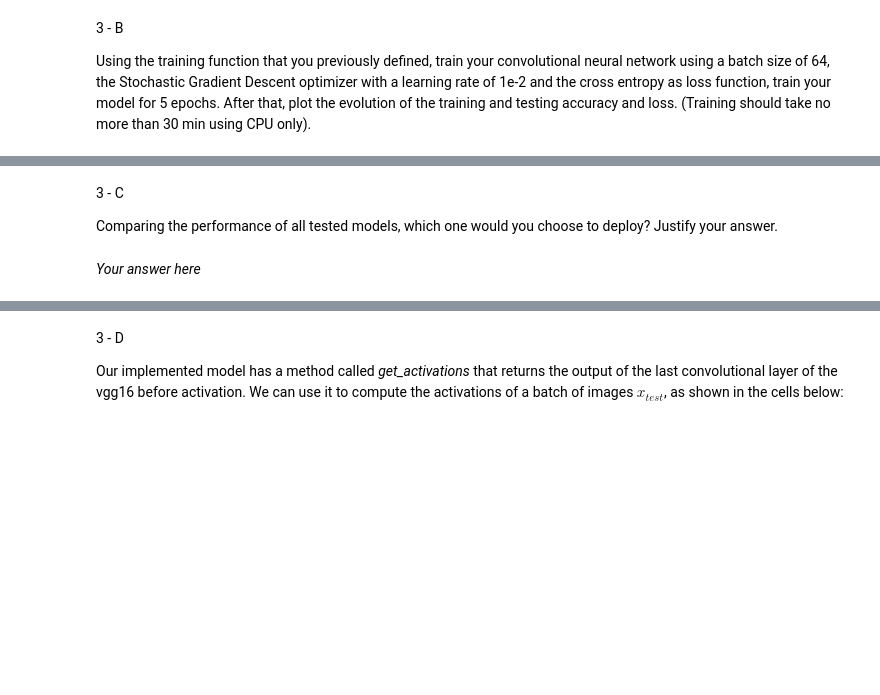
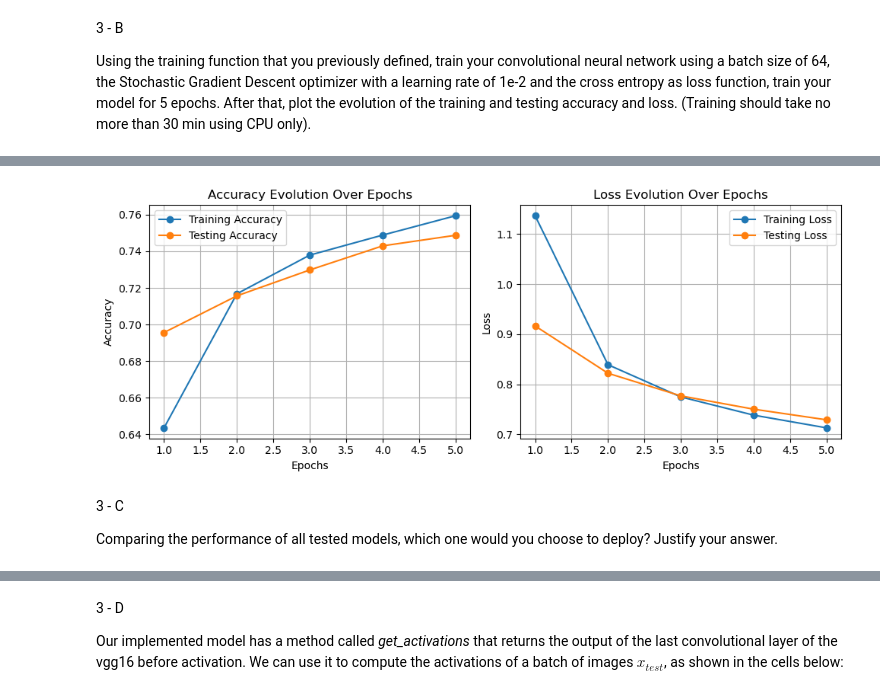
Before and after one commit to pedrovsglima/machine-learning-course, a Jupyter notebook: assignments/assign3/Assignment3.ipynb, the cells around one changed output, grey strips where cells are left out. Drawn from its saved outputs; the diff is of its cells as text; code cells hidden in the pictures; blank space fills up the shorter version.

```diff
--- a/assignments/assign3/Assignment3.ipynb
+++ b/assignments/assign3/Assignment3.ipynb
@@ -497,14 +604,15 @@ network_transfer.summary()
 
 Using the training function that you previously defined, train your convolutional neural network using a batch size of 64, the Stochastic Gradient Descent optimizer with a learning rate of 1e-2 and the cross entropy as loss function, train your model for 5 epochs. After that, plot the evolution of the training and testing accuracy and loss. (Training should take no more than 30 min using CPU only).
 # %%
-network_transfer = TransferModel()
+network_transfer = TransferModel().to(device)
 
-train_dataloader =
-test_dataloader =
+batch_size = 64
+train_dataloader = torch.utils.data.DataLoader(train_set, batch_size=batch_size, shuffle=True)
+test_dataloader = torch.utils.data.DataLoader(test_set, batch_size=batch_size, shuffle=False)
 
-num_epochs =
-
-opt =
-loss_fn =
+num_epochs = 5
+learning_rate = 1e-2
+opt = torch.optim.SGD(network_transfer.parameters(), lr=learning_rate)
+loss_fn = torch.nn.CrossEntropyLoss()
 
 train_acc, train_loss, test_acc, test_loss = train_model(model=network_transfer, train_loader=train_dataloader, test_loader=test_dataloader, criterion=loss_fn, optimizer=opt, num_epochs=num_epochs)
@@ -521,6 +633,32 @@ train_acc, train_loss, test_acc, test_loss = train_model(model=network_transfer,
+# %%
+# Plot the evolution of loss and accuracy
+epochs = range(1, num_epochs + 1)
+
+plt.figure(figsize=(10, 4))
+
+plt.subplot(1, 2, 1)
+plt.plot(epochs, train_acc, label="Training Accuracy", marker="o")
+plt.plot(epochs, test_acc, label="Testing Accuracy", marker="o")
+plt.xlabel("Epochs")
+plt.ylabel("Accuracy")
+plt.title("Accuracy Evolution Over Epochs")
+plt.grid(True)
+plt.legend()
+
+plt.subplot(1, 2, 2)
+plt.plot(epochs, train_loss, label="Training Loss", marker="o")
+plt.plot(epochs, test_loss, label="Testing Loss", marker="o")
+plt.xlabel("Epochs")
+plt.ylabel("Loss")
+plt.title("Loss Evolution Over Epochs")
+plt.grid(True)
+plt.legend()
+
+plt.tight_layout()
+plt.show()
+# %% [output]
+[figure, added]
 # %% [markdown]
 3 - C
 
 Comparing the performance of all tested models, which one would you choose to deploy? Justify your answer.
-# %% [markdown]
-*Your answer here*
```
Also changed, not shown: parts of 18 cells of this notebook.
